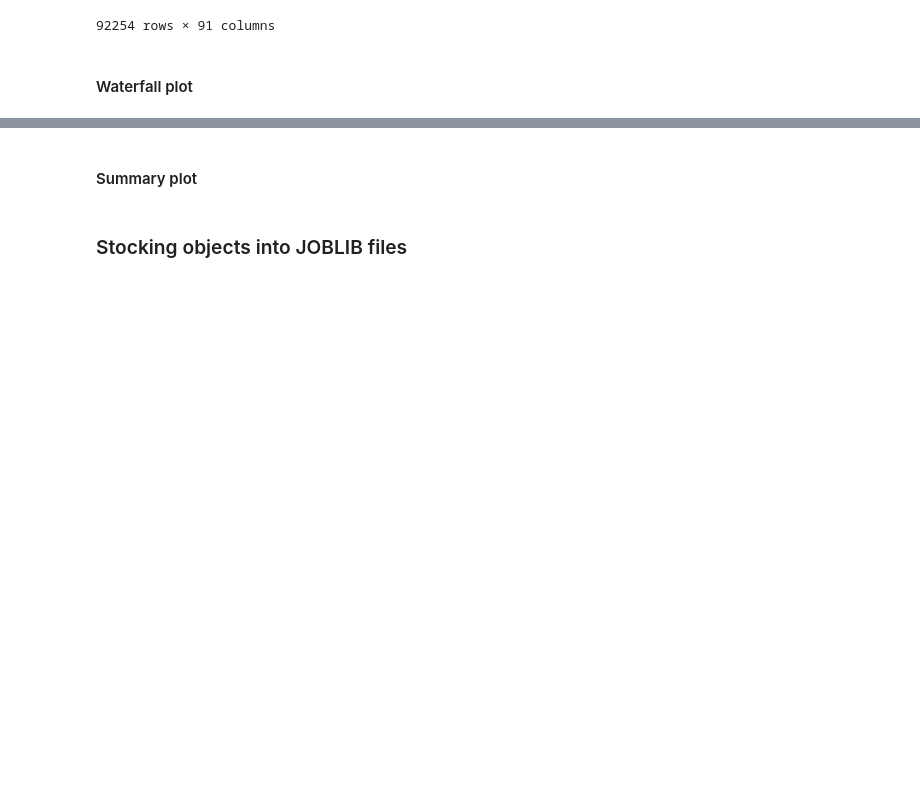
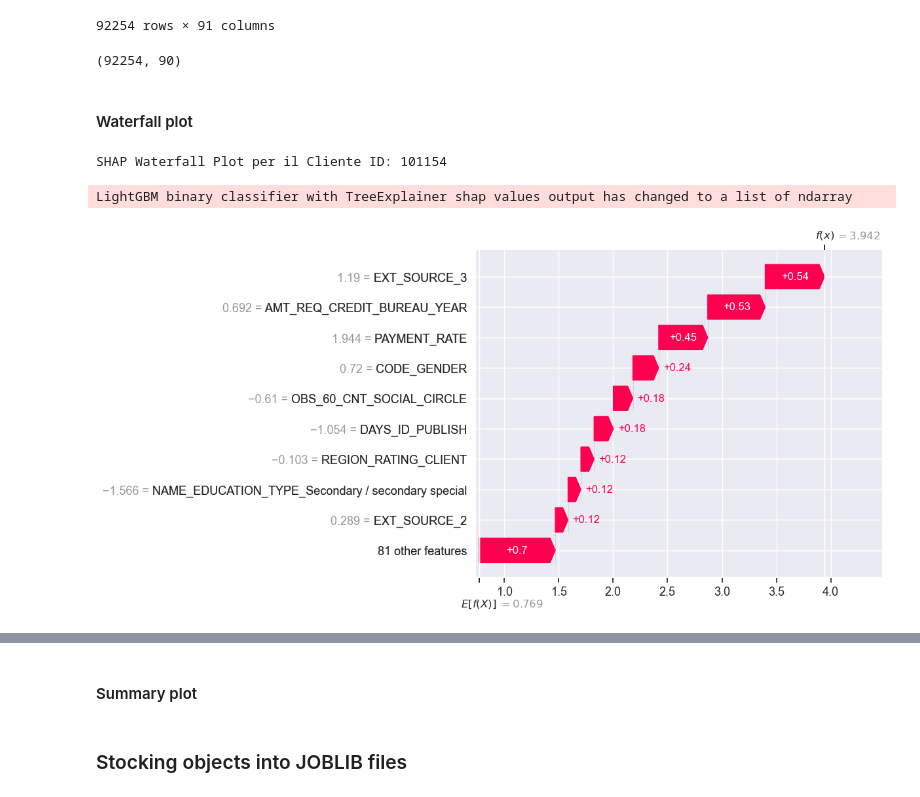
Before and after one commit to SilviaFranze/Project7, a Jupyter notebook: Proj7.ipynb, the cells around one changed output, grey strips where cells are left out. Saved outputs shown, nothing was run; the diff lists cells and outputs as text; code cells hidden in the pictures; blank space fills up the shorter version.

```diff
--- a/Proj7.ipynb
+++ b/Proj7.ipynb
@@ -1332,5 +1475,36 @@ X_test_scld_cols
 | 92252 | 207120 | 0.719774 | 1.389123 | 1.503671 | -0.460726 | 0.618625 | ... |
 | 92253 | 207121 | -1.389152 | 1.389123 | -0.665039 | 0.308375 | -0.947987 | ... |
 92254 rows × 91 columns
+# %%
+X_test_scaled.shape
+# %% [output]
+(92254, 90)
 # %% [markdown]
 #### Waterfall plot
+# %%
+import shap
+
+# ID del cliente per cui vuoi generare il plot
+client_id = 101154
+
+# Seleziona i dati per il cliente specifico
+example_instance = X_test_scld_cols[X_test_scld_cols['SK_ID_CURR'] == client_id].drop('SK_ID_CURR', axis=1)
+
+# Calcola i valori SHAP per l'istanza specifica
+shap_values = explainer.shap_values(example_instance)
+
+# Calcola il valore base del modello
+expected_value = explainer.expected_value[0]  # Stiamo lavorando con la classe negativa
+
+# Visualizza l'ID del Cliente
+print("SHAP Waterfall Plot per il Cliente ID:", client_id)
+
+# Crea e mostra il Waterfall Plot
+shap.plots.waterfall(shap.Explanation(values=shap_values[0][0],
+                                      base_values=expected_value,
+                                      data=example_instance.values[0],
+                                      feature_names=example_instance.columns.tolist()))
+# %% [output]
+SHAP Waterfall Plot per il Cliente ID: 101154
+LightGBM binary classifier with TreeExplainer shap values output has changed to a list of ndarray
+[figure, added]
```
Also changed, not shown: parts of 37 cells of this notebook, 2 other files.
